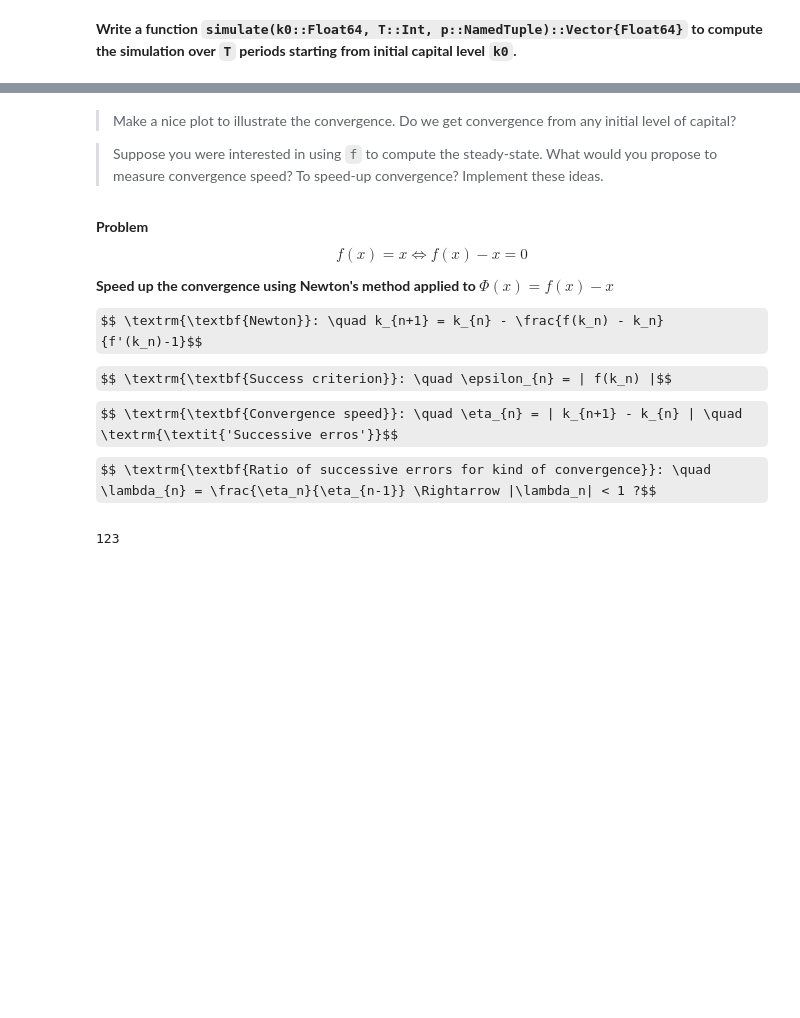
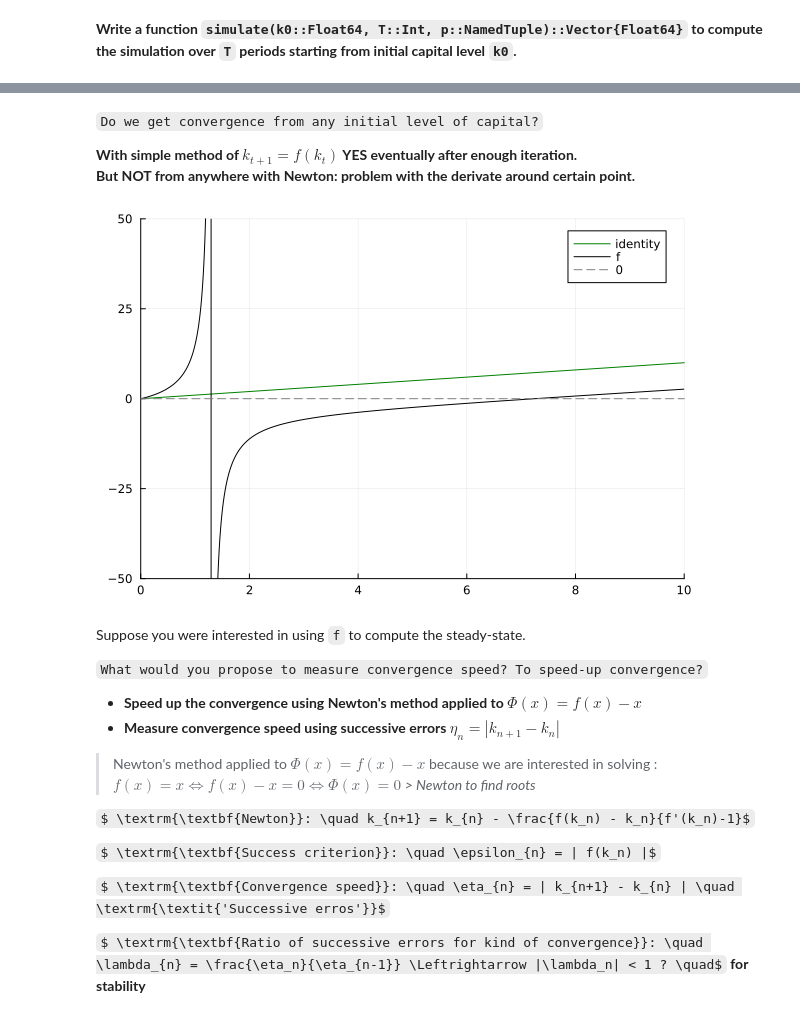
Before and after one commit to PierreRlld/NUM3A, a Jupyter notebook: Tutorial/2_solow.out.ipynb, the cells around one changed output, grey strips where cells are left out. Cells and saved outputs as stored; diff of their text form; code cells hidden in the pictures; some formulas as TeX source; blank space fills up the shorter version.

```diff
--- a/Tutorial/2_solow.out.ipynb
+++ b/Tutorial/2_solow.out.ipynb
@@ -77,25 +91,36 @@ function df(k, model; s=0.3)
     return (1-δ) + s*α*k^(α-1)
 end
 
+# -----------------------------
+# Pour visu méthode de Newton :
+# -----------------------------
 
-#* Pour visu méthode de Newton :
 # f(k) - k
 f1 = (k, model; s=0.3) -> f(k,model; s=s) - k
 # f'(k) - 1
 f2 = (k, model; s=0.3) -> df(k,model; s=s) - 1
 # f(k) - k / f'(k) - 1
 f3 = (k, model; s=0.3) -> f1(k,model; s=s) / f2(k,model;s=s)
+# f4 : k - [f(k) - k] / [f'(k) - 1]
+f4 = (k, model; s=0.3) -> k - f1(k,model; s=s) / f2(k,model;s=s)
 
-function plotf(func, model, s; maxy=false)
+function plotf(func, model, s; maxy=false, id=false)
     grid = LinRange(0,10,1000)
     res = [func(x,model;s=s) for x in grid]
+    #--------
     if maxy
         plt = plot(xlim=(grid[1],grid[end]),ylim=(-50,50))
     else
         plt = plot(xlim=(grid[1],grid[end]),ylim=(minimum(res)*(1-0.1),maximum(res)*(1+0.1)))
     end
+    #--------
+    if id
+        plot!(plt,grid, grid, c=:green, label="identity")
+    end
+    #--------
     plot!(plt, grid, res, c=:black, label="f")
-    plot!(plt,[grid[1],grid[end]], [0,0], c=:gray, label="0")
+    plot!(plt,[grid[1],grid[end]], [0,0], linestyle = :dash, c=:gray, label="0")
+    #--------
 end
 # %% [output]
 plotf (generic function with 1 method)
@@ -129,29 +185,32 @@ plot!(fig, simulate(0.5, model; T=100), c=:blue, label="k")
 # %% [markdown]
->Make a nice plot to illustrate the convergence. Do we get convergence
-from any initial level of capital?
+`Do we get convergence from any initial level of capital?`
 
->Suppose you were interested in using `f` to compute the steady-state.
-What would you propose to measure convergence speed? To speed-up
-convergence? Implement these ideas.
+**With simple method of $k_{t+1} = f(k_t)$ YES eventually after enough iteration.** <br>
+**But NOT from anywhere with Newton: problem with the derivate around certain point.**
+# %%
+#! Il y a un problème avec méthode de Newton si on initialise k0 < environ 1.4 !
+#! Plus on s'approche de ce point plus k_{n+1} -> inf et pour k0<1.4 on a k1<0
+# f4 : k - [f(k) - k] / [f'(k) - 1]
+# display(plotf(f4,model,0.4,maxy=true))
+display(plotf(f3,model,0.4,maxy=true,id=true))
+# %% [output]
+[figure, added]
 # %% [markdown]
-**Problem**
-$$ f(x) = x \Leftrightarrow f(x) - x = 0 $$
+Suppose you were interested in using `f` to compute the steady-state.
 
-**Speed up the convergence using Newton's method applied to $\Phi(x) = f(x) - x$**
+`What would you propose to measure convergence speed? To speed-up convergence?`
 
-$$ \textrm{\textbf{Newton}}: \quad k_{n+1} = k_{n} - \frac{f(k_n) - k_n}{f'(k_n)-1}$$
+- **Speed up the convergence using Newton's method applied to $\Phi(x) = f(x) - x$**
+- **Measure convergence speed using successive errors $\eta_{n} = | k_{n+1} - k_{n} |$**
 
-$$ \textrm{\textbf{Success criterion}}: \quad \epsilon_{n} = | f(k_n) |$$
-$$ \textrm{\textbf{Convergence speed}}: \quad \eta_{n} = | k_{n+1} - k_{n} | \quad \textrm{\textit{'Successive erros'}}$$
-$$ \textrm{\textbf{Ratio of successive errors for kind of convergence}}: \quad \lambda_{n} = \frac{\eta_n}{\eta_{n-1}} \Rightarrow |\lambda_n| < 1 ?$$
+> Newton's method applied to $\Phi(x) = f(x) - x$ because we are interested in solving : *$ f(x) = x \Leftrightarrow f(x) - x = 0 \Leftrightarrow \Phi(x) = 0$* *> Newton to find roots*
+
+$ \textrm{\textbf{Newton}}: \quad k_{n+1} = k_{n} - \frac{f(k_n) - k_n}{f'(k_n)-1}$
+
+$ \textrm{\textbf{Success criterion}}: \quad \epsilon_{n} = | f(k_n) |$
+
+$ \textrm{\textbf{Convergence speed}}: \quad \eta_{n} = | k_{n+1} - k_{n} | \quad \textrm{\textit{'Successive erros'}}$
+
+$ \textrm{\textbf{Ratio of successive errors for kind of convergence}}: \quad \lambda_{n} = \frac{\eta_n}{\eta_{n-1}} \Leftrightarrow |\lambda_n| < 1 ? \quad$ **for stability**
-# %%
-for t in 1:10
-    print(t)
-    if t>2
-        break
-    end
-end
-# %% [output]
-123
 # %%
 # ===== NEWTON =====
```
Also changed, not shown: parts of 15 cells of this notebook.
